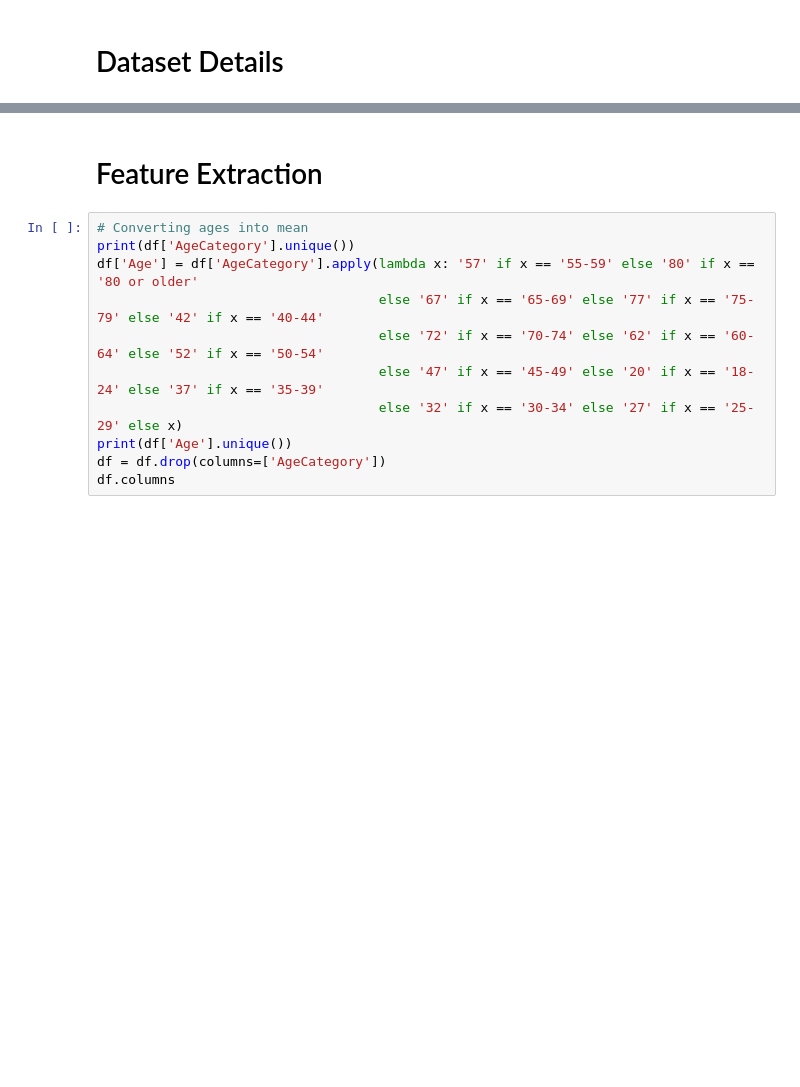
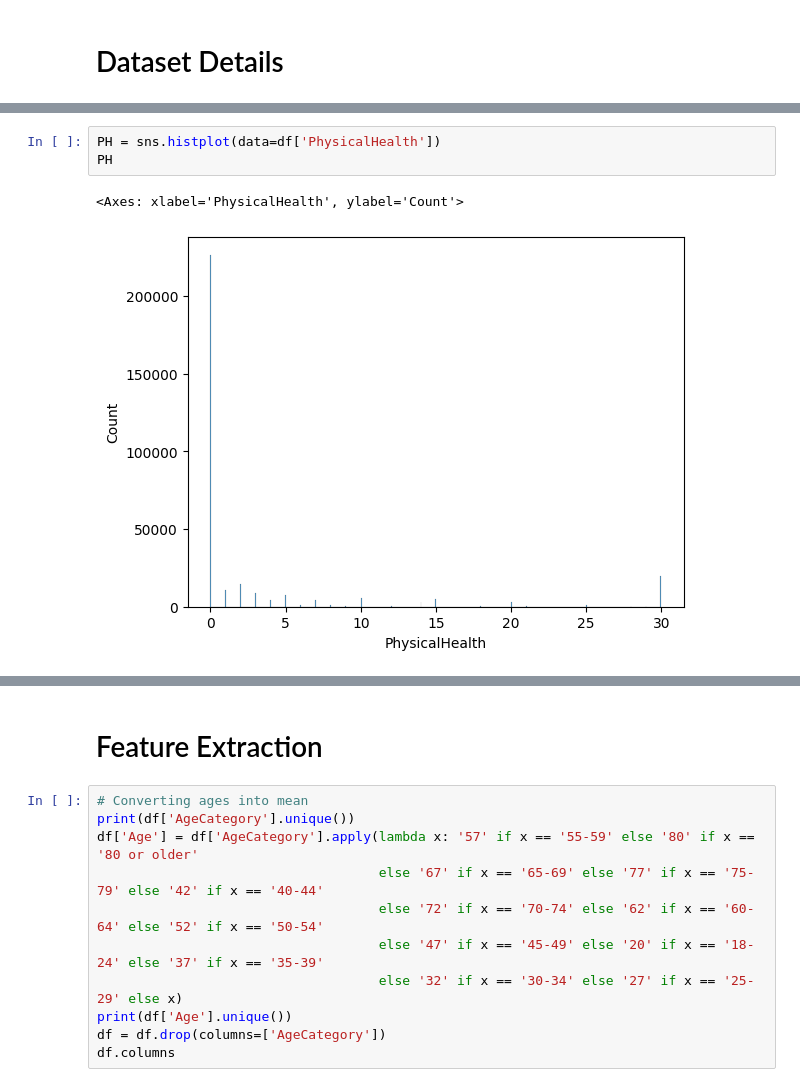
Before and after one commit to MarkNCI/AI-Ml-Diploma, a Jupyter notebook: MHayden_Assignment.ipynb, the cells around one changed output, grey strips where cells are left out. Saved outputs shown, nothing was run; the diff lists cells and outputs as text; blank space fills up the shorter version.

```diff
--- a/MHayden_Assignment.ipynb
+++ b/MHayden_Assignment.ipynb
@@ -135,0 +255,6 @@ plt.show()
+# %%
+PH = sns.histplot(data=df['PhysicalHealth'])
+PH
+# %% [output]
+<Axes: xlabel='PhysicalHealth', ylabel='Count'>
+[figure, added]
```
Also changed, not shown: parts of 40 cells of this notebook.
